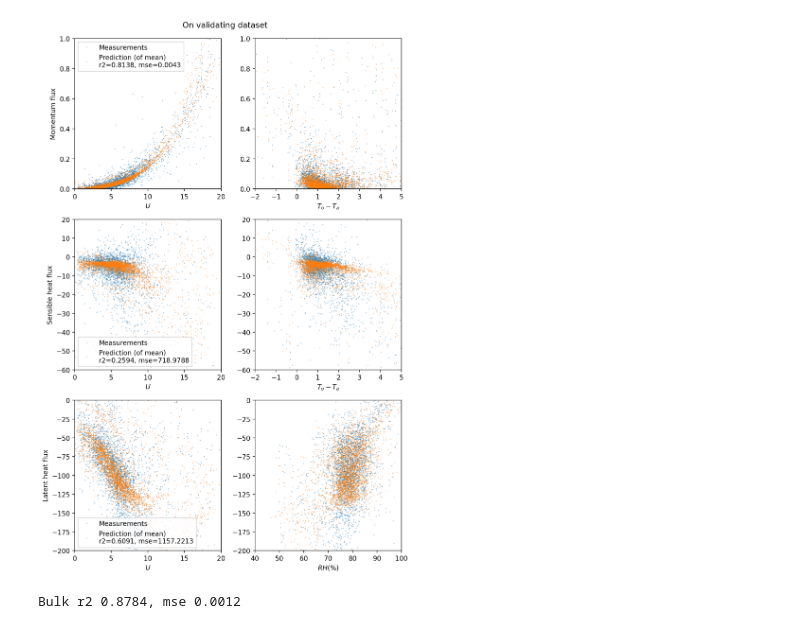
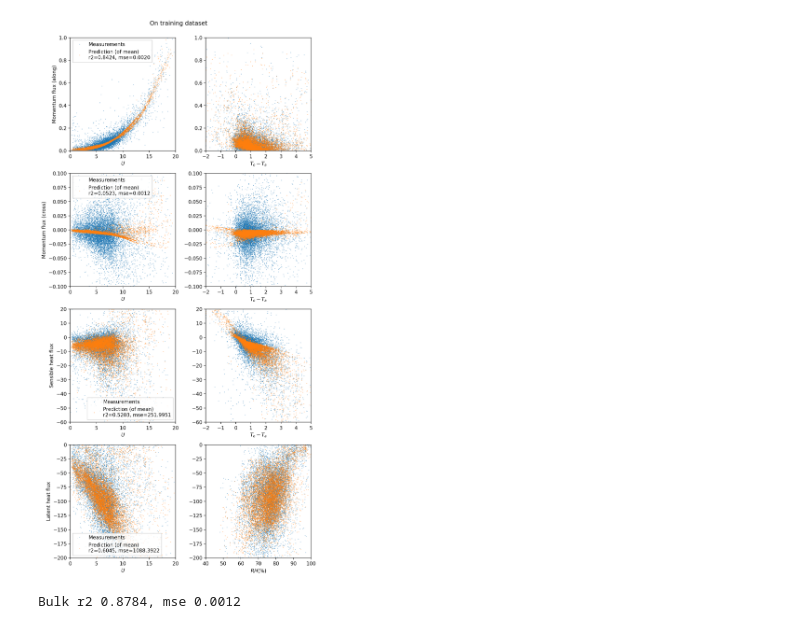
Before and after one commit to jiarong-wu/mlflux, a Jupyter notebook: notebooks/regression/ANN_full.ipynb, the cells around one changed output. Cells and saved outputs as stored; diff of their text form; code cells hidden in the pictures.

```diff
--- a/notebooks/regression/ANN_full.ipynb
+++ b/notebooks/regression/ANN_full.ipynb
@@ -157,0 +159,29 @@ def plotting (data):
+# %%
+###### Save ######
+# model.save(fname="../../saved_model/full_anns_split1")
+###### Load ######
+import pickle
+def sample_weights(x):
+    return np.where(x > 18, 10.0, 1.0)
+
+# from mlflux.utils import mse_r2
+def mse_r2(ypred, ytruth):
+    ''' Assuming Nsample*Nfeatures. Change this to just keeping the last axis. '''
+    mse = np.average((ypred-ytruth)**2, axis=0)
+    r2 = 1 - np.average((ypred-ytruth)**2, axis=0)/np.var(ytruth, axis=0)
+    return (mse,r2)
+
+for i in range(6):
+    run = bestrun_list[i]
+    with open('../../saved_model/full_anns_diff_split%g_run%g.p' %(i+1,run), 'rb') as pickle_file:
+        model = pickle.load(pickle_file)
+        training_ds, validating_ds, testing_ds = data_split_psd(psd, split=model.datasplit, PLOT=False, XVIS='samples')
+        ###### Initiate the Dataset class and use default weighting ######
+        training_data = RealFluxDataset(training_ds, weightfunc=sample_weights)
+        validating_data = RealFluxDataset(validating_ds, weightfunc=sample_weights)
+        testing_data = RealFluxDataset(testing_ds, weightfunc=sample_weights)
+        model.metrics(validating_data.X, validating_data.Y)
+        bulk_mse, bulk_r2 = mse_r2(validating_data.Bulk.detach().numpy(), validating_data.Y.detach().numpy())
+        model.bulk_scores = {'mse':bulk_mse, 'r2':bulk_r2}
+        print('NN r2' + str(model.scores['r2'].numpy()))
+        print('Bulk r2' + str(model.bulk_scores['r2']))
@@ -157,0 +206,10 @@ def plotting (data):
+# %%
+### This should not be necessary
+model_reload.datasplit = split1
+training_ds, validating_ds, testing_ds = data_split_psd(psd, split=model_reload.datasplit, PLOT=True, XVIS='samples')
+### But how do you record the weightfunc used in training
+def sample_weights(x):
+    return np.where(x > 18, 10.0, 1.0)
+training_data = RealFluxDataset(training_ds, weightfunc=sample_weights)
+validating_data = RealFluxDataset(validating_ds, weightfunc=sample_weights)
+testing_data = RealFluxDataset(testing_ds, weightfunc=sample_weights)
@@ -158,8 +221,10 @@ def plotting (data):
 # %%
-fig = plotting(validating_data)
-fig.suptitle('On validating dataset'); fig.tight_layout(); fig.subplots_adjust(top=0.95)
+from mlflux.plotting import plotting_4features
+fig = plotting_4features(model, training_data) # can change to training data
+fig.suptitle('On training dataset')
+fig.tight_layout(); fig.subplots_adjust(top=0.95)
 # %% [output]
-[figure, old version]
+[figure, new version]
 # %%
 bulk_keys = ['taubx','hsb','hlb']
 for data,ds in zip((training_data, validating_data, testing_data),
```
Also changed, not shown: parts of 16 cells of this notebook, 7 other files.
